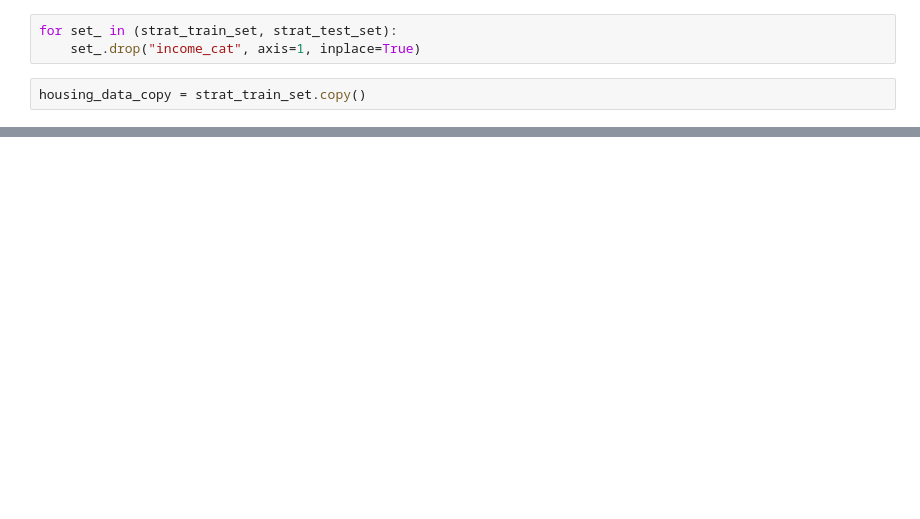
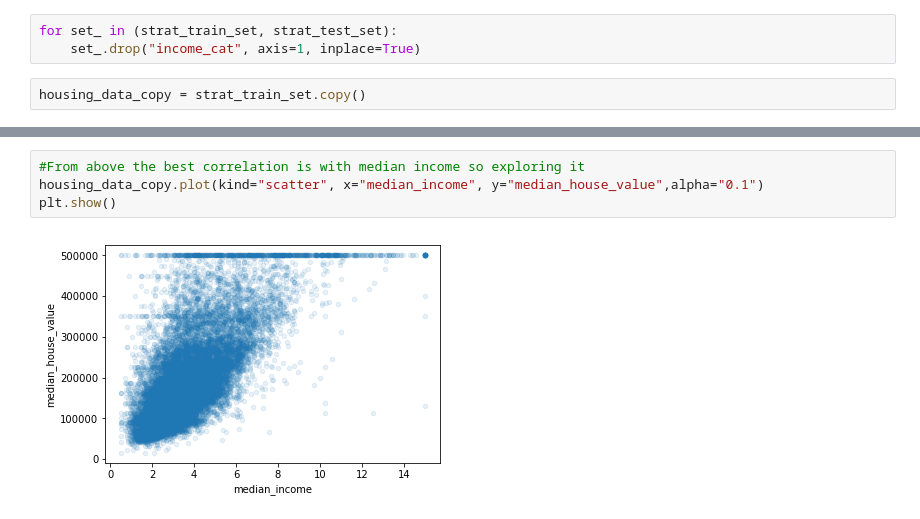
Before and after one commit to amraw/Machine-Learning-Projects, a Jupyter notebook: housing project/Housing Project.ipynb, the cells around one changed output, grey strips where cells are left out. Drawn from its saved outputs; the diff is of its cells as text; blank space fills up the shorter version.

```diff
--- a/housing project/Housing Project.ipynb
+++ b/housing project/Housing Project.ipynb
@@ -106,0 +186,6 @@ corr_matrix = housing_data_copy.corr()
+# %%
+#From above the best correlation is with median income so exploring it
+housing_data_copy.plot(kind="scatter", x="median_income", y="median_house_value",alpha="0.1")
+plt.show()
+# %% [output]
+[figure, added]
```
Also changed, not shown: parts of 20 cells of this notebook, 1 other file.
